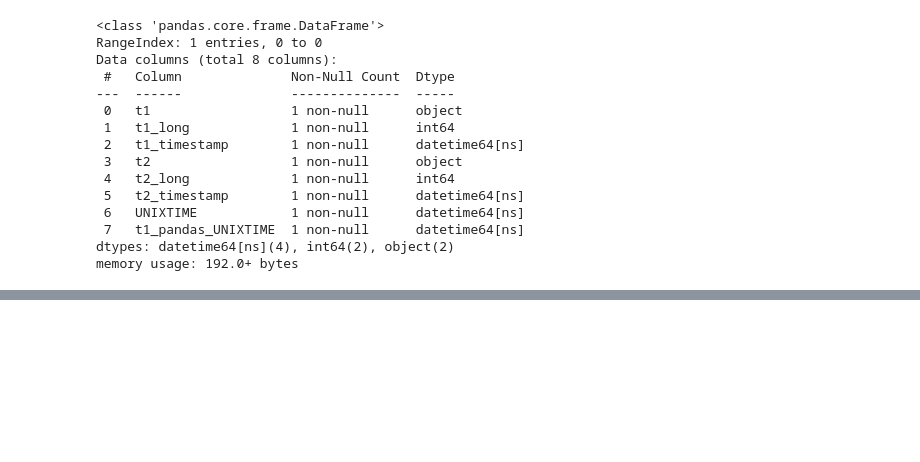
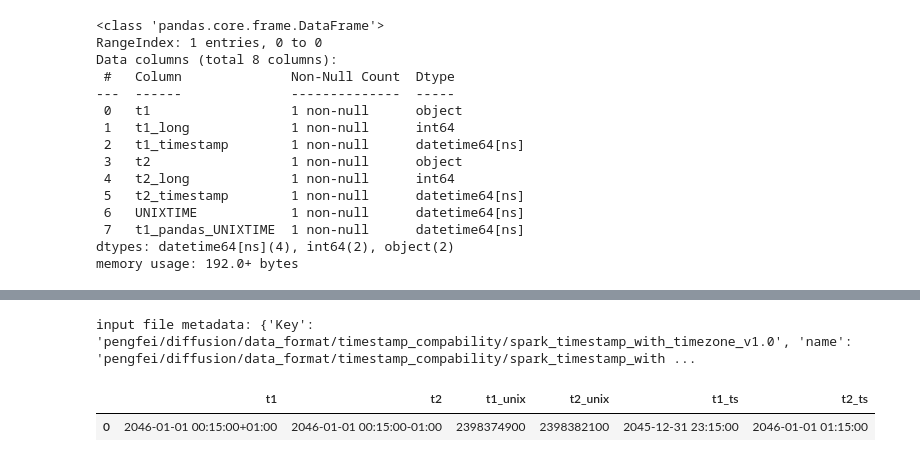
Before and after one commit to pengfei99/ParquetDataFormat, a Jupyter notebook: notebook/compatibility/ArrowSparkTimeStamp.ipynb, the cells around one changed output, grey strips where cells are left out. Saved outputs shown, nothing was run; the diff lists cells and outputs as text; code cells hidden in the pictures; blank space fills up the shorter version.

Commit message:
add timezone aware string timestamp

```diff
--- a/notebook/compatibility/ArrowSparkTimeStamp.ipynb
+++ b/notebook/compatibility/ArrowSparkTimeStamp.ipynb
@@ -442,0 +517,11 @@ memory usage: 192.0+ bytes
+# %%
+path="diffusion/data_format/timestamp_compability/spark_timestamp_with_timezone_v1.0"
+
+pandas_df=read_parquet_from_s3(endpoint, bucket_name, path).to_pandas()
+# %% [output]
+input file metadata: {'Key': 'pengfei/diffusion/data_format/timestamp_compability/spark_timestamp_with_timezone_v1.0', 'name': 'pengfei/diffusion/data_format/timestamp_compability/spark_timestamp_with ...
+# %%
+pandas_df.head()
+# %% [output]
+|  | t1 | t2 | t1_unix | t2_unix | t1_ts | t2_ts |
+| 0 | 2046-01-01 00:15:00+01:00 | 2046-01-01 00:15:00-01:00 | 2398374900 | 2398382100 | 2045-12-31 23:15:00 | 2046-01-01 01:15:00 |
```
Also changed, not shown: parts of 10 cells of this notebook.
